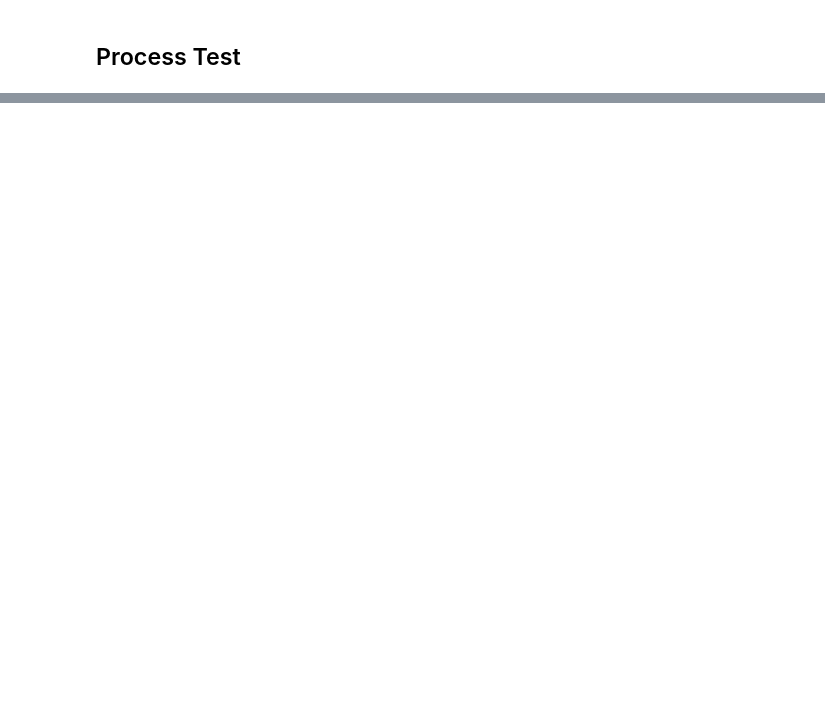
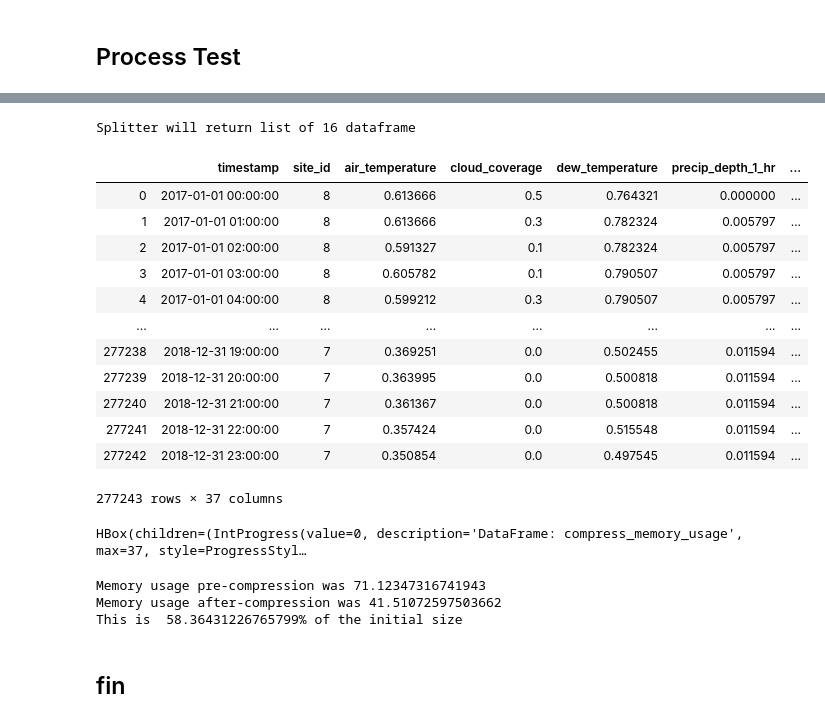
Before and after one commit to nicolassabatier/TSM, a Jupyter notebook: _002-weather-preps.ipynb, the cells around one changed output, grey strips where cells are left out. Saved outputs shown, nothing was run; the diff lists cells and outputs as text; code cells hidden in the pictures; blank space fills up the shorter version.

```diff
--- a/_002-weather-preps.ipynb
+++ b/_002-weather-preps.ipynb
@@ -42,0 +93,2 @@ weather_data.to_pickle(weather_file)
+# %%
+w_test = load_normalisers_and_scale_data_frame(df=w_test, store_path='data/objects')
@@ -42,0 +103,27 @@ weather_data.to_pickle(weather_file)
+# %%
+w_test = add_ewm_lags(w_test)
+# %% [output]
+Splitter will return list of 16 dataframe
+# %%
+w_test
+# %% [output]
+|  | timestamp | site_id | air_temperature | cloud_coverage | dew_temperature | precip_depth_1_hr | ... |
+| 0 | 2017-01-01 00:00:00 | 8 | 0.613666 | 0.5 | 0.764321 | 0.000000 | ... |
+| 1 | 2017-01-01 01:00:00 | 8 | 0.613666 | 0.3 | 0.782324 | 0.005797 | ... |
+| 2 | 2017-01-01 02:00:00 | 8 | 0.591327 | 0.1 | 0.782324 | 0.005797 | ... |
+| 3 | 2017-01-01 03:00:00 | 8 | 0.605782 | 0.1 | 0.790507 | 0.005797 | ... |
+| 4 | 2017-01-01 04:00:00 | 8 | 0.599212 | 0.3 | 0.790507 | 0.005797 | ... |
+| ... | ... | ... | ... | ... | ... | ... | ... |
+| 277238 | 2018-12-31 19:00:00 | 7 | 0.369251 | 0.0 | 0.502455 | 0.011594 | ... |
+| 277239 | 2018-12-31 20:00:00 | 7 | 0.363995 | 0.0 | 0.500818 | 0.011594 | ... |
+| 277240 | 2018-12-31 21:00:00 | 7 | 0.361367 | 0.0 | 0.500818 | 0.011594 | ... |
+| 277241 | 2018-12-31 22:00:00 | 7 | 0.357424 | 0.0 | 0.515548 | 0.011594 | ... |
+| 277242 | 2018-12-31 23:00:00 | 7 | 0.350854 | 0.0 | 0.497545 | 0.011594 | ... |
+277243 rows × 37 columns
+# %%
+w_test, _ = compress_memory_usage(w_test)
+# %% [output]
+HBox(children=(IntProgress(value=0, description='DataFrame: compress_memory_usage', max=37, style=ProgressStyl…
+Memory usage pre-compression was 71.12347316741943
+Memory usage after-compression was 41.51072597503662
+This is  58.36431226765799% of the initial size
@@ -42,0 +132,2 @@ weather_data.to_pickle(weather_file)
+# %% [markdown]
+## fin
```
Also changed, not shown: parts of 22 cells of this notebook, 9 other files.
